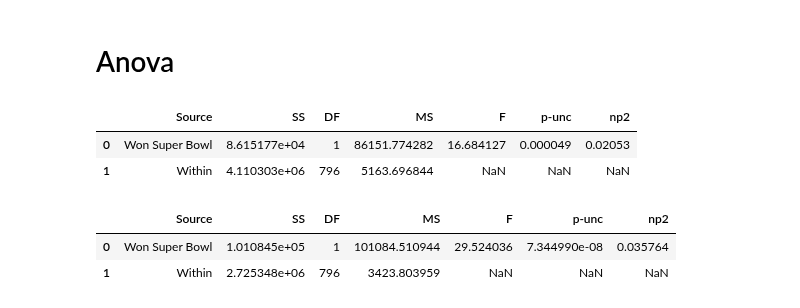
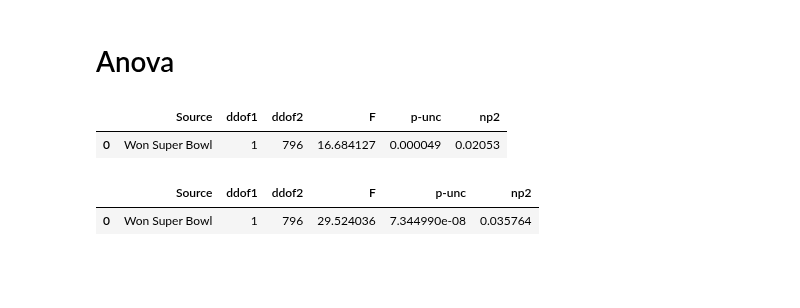
Before and after one commit to PuzzleShuffler/NFL, a Jupyter notebook: NFL.ipynb, the cells around one changed output. Drawn from its saved outputs; the diff is of its cells as text; code cells hidden in the pictures; blank space fills up the shorter version.

```diff
--- a/NFL.ipynb
+++ b/NFL.ipynb
@@ -311,18 +311,16 @@ len(top5_defense)
 # %%
 # Offense
 import pingouin as pg
-pg.anova(data=final_df, dv='Points For', between='Won Super Bowl', detailed=True)
+pg.anova(data=final_df, dv='Points For', between='Won Super Bowl', detailed=False)
 # %% [output]
-|  | Source | SS | DF | MS | F | p-unc | np2 |
-| 0 | Won Super Bowl | 8.615177e+04 | 1 | 86151.774282 | 16.684127 | 0.000049 | 0.02053 |
-| 1 | Within | 4.110303e+06 | 796 | 5163.696844 | NaN | NaN | NaN |
+|  | Source | ddof1 | ddof2 | F | p-unc | np2 |
+| 0 | Won Super Bowl | 1 | 796 | 16.684127 | 0.000049 | 0.02053 |
 # %%
 # Defense
 import pingouin as pg
-pg.anova(data=final_df, dv='Points Against', between='Won Super Bowl', detailed=True)
+pg.anova(data=final_df, dv='Points Against', between='Won Super Bowl', detailed=False)
 # %% [output]
-|  | Source | SS | DF | MS | F | p-unc | np2 |
-| 0 | Won Super Bowl | 1.010845e+05 | 1 | 101084.510944 | 29.524036 | 7.344990e-08 | 0.035764 |
-| 1 | Within | 2.725348e+06 | 796 | 3423.803959 | NaN | NaN | NaN |
+|  | Source | ddof1 | ddof2 | F | p-unc | np2 |
+| 0 | Won Super Bowl | 1 | 796 | 29.524036 | 7.344990e-08 | 0.035764 |
 # %%
 final_df.to_csv('nfl_data.csv')
```
Also changed, not shown: 1 other file.
